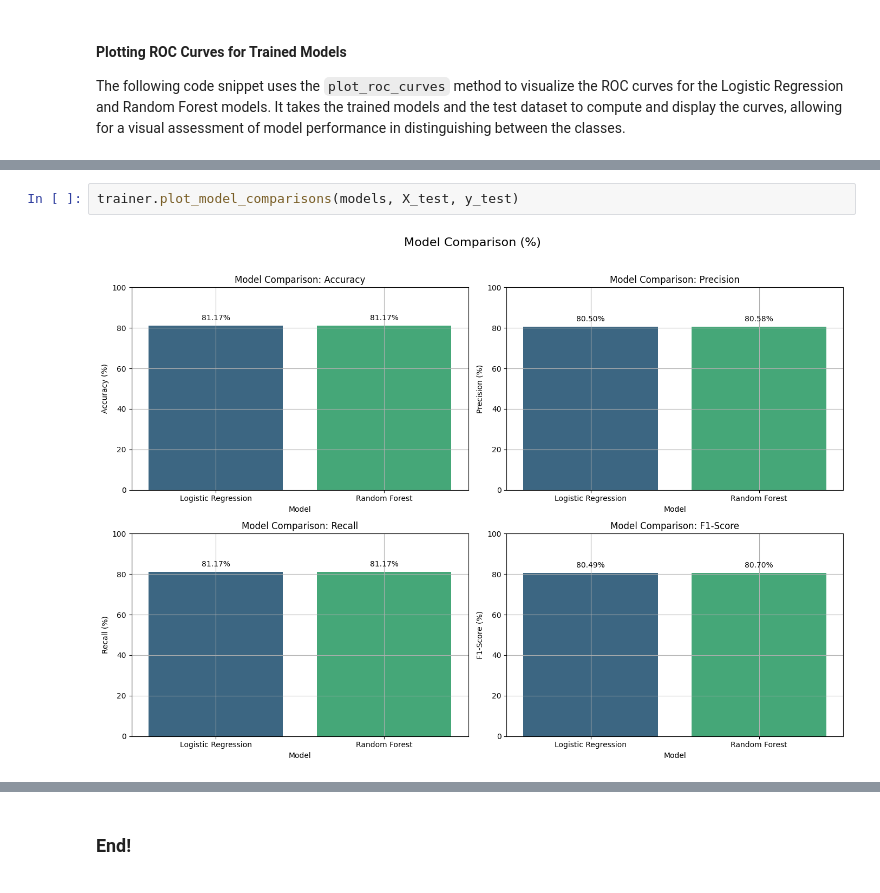
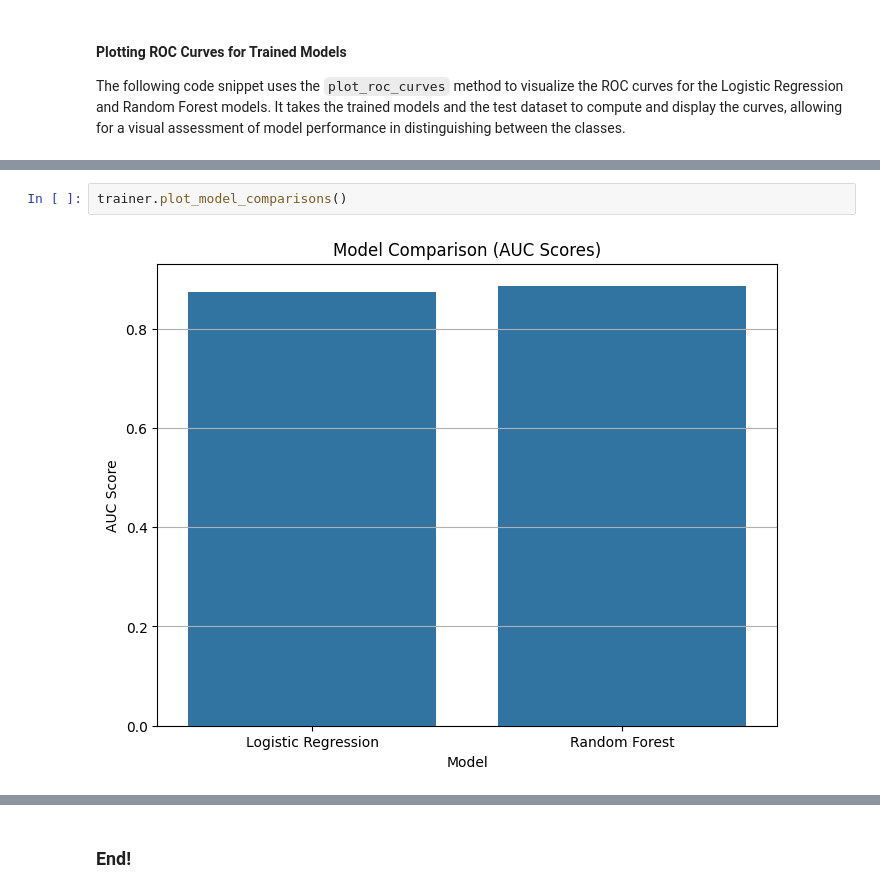
Before and after one commit to getahunTiruneh/Bati-Bank-Credit-Scoring-Model, a Jupyter notebook: notebooks/Model_building.ipynb, the cells around one changed output, grey strips where cells are left out. Cells and saved outputs as stored; diff of their text form.

```diff
--- a/notebooks/Model_building.ipynb
+++ b/notebooks/Model_building.ipynb
@@ -296,4 +300,4 @@ weighted avg       0.81      0.81      0.81       749
 # %%
-trainer.plot_model_comparisons(models, X_test, y_test)
+trainer.plot_model_comparisons()
 # %% [output]
-[figure, old version]
+[figure, new version]
```
Also changed, not shown: parts of 11 cells of this notebook, 1 other file.
